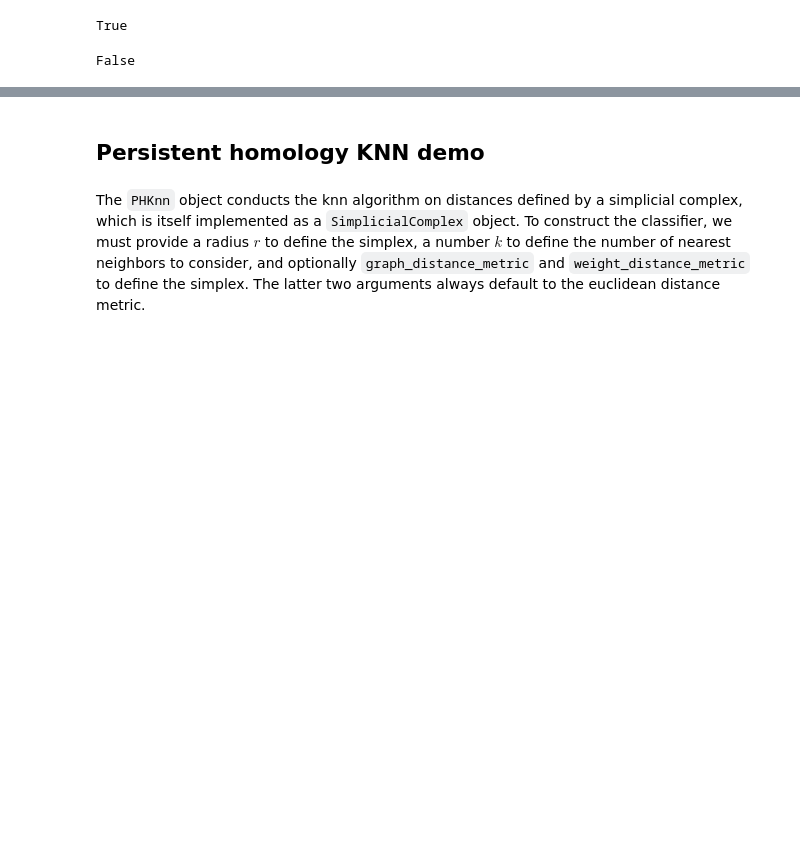
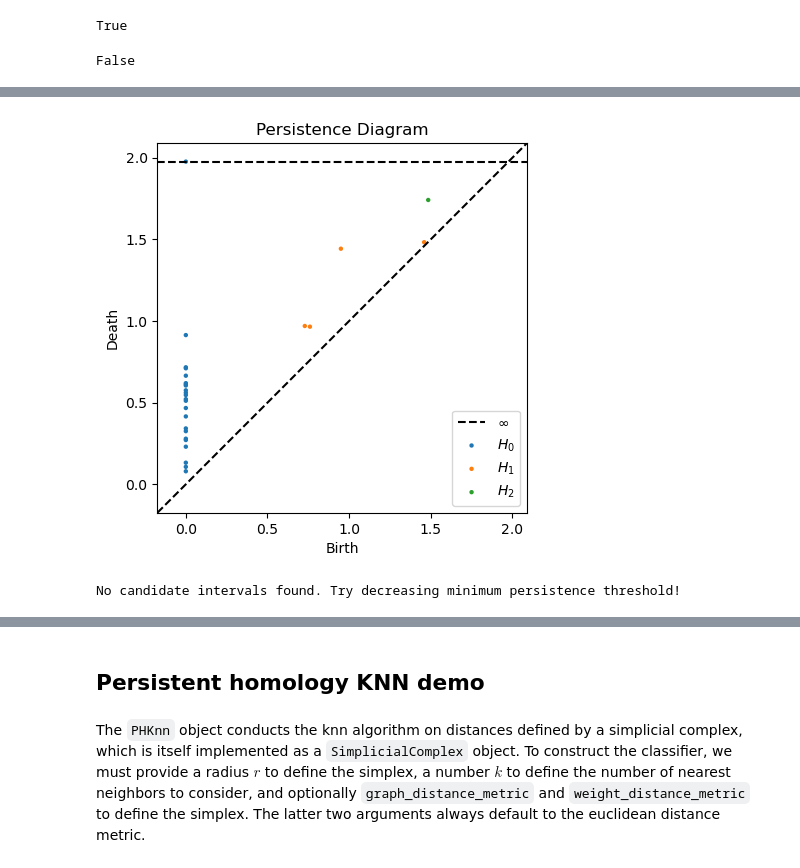
Before and after one commit to jeremy-wayland/PersistentHomologyKNN, a Jupyter notebook: src/Demo.ipynb, the cells around one changed output, grey strips where cells are left out. Drawn from its saved outputs; the diff is of its cells as text; code cells hidden in the pictures; blank space fills up the shorter version.

```diff
--- a/src/Demo.ipynb
+++ b/src/Demo.ipynb
@@ -60,0 +131,6 @@ False
+# %%
+sparse_sphere = '../Data/sparse_sphere_points.txt'
+select_radii(data=sparse_sphere,max_dim=2,min_persistence=0.7)
+# %% [output]
+[figure, added]
+No candidate intervals found. Try decreasing minimum persistence threshold!
```
Also changed, not shown: parts of 25 cells of this notebook.
